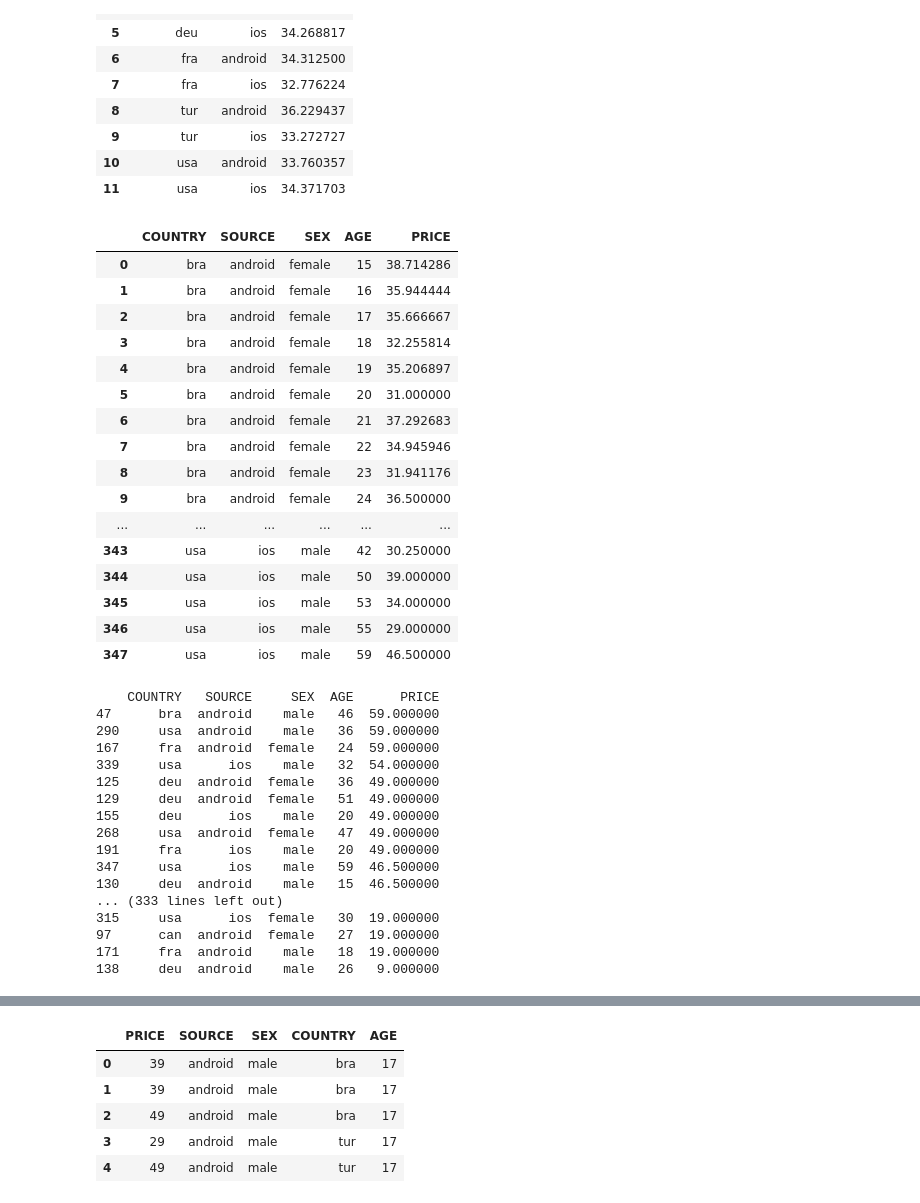
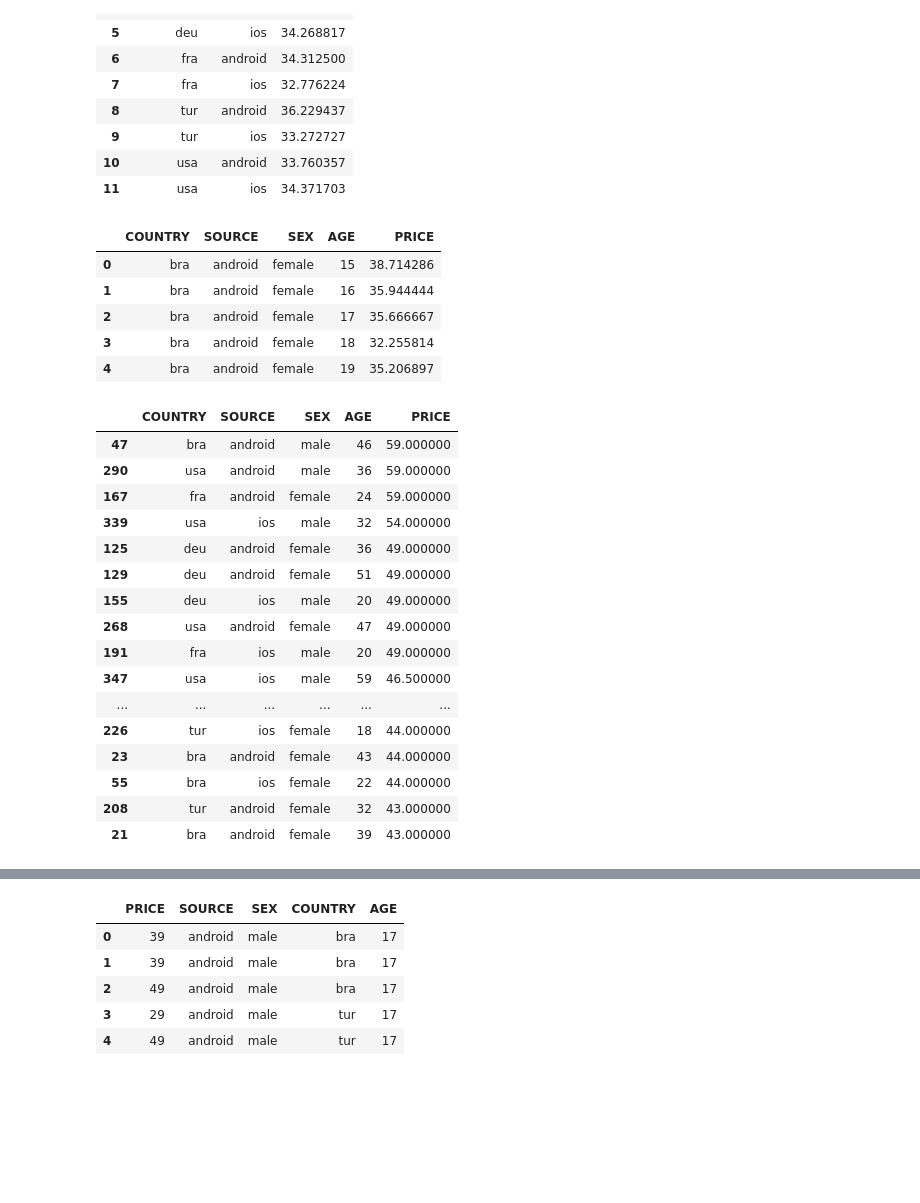
Before and after one commit to GTworx/da04bootcamp, a Jupyter notebook: python/Rule_Based_Classification01_Odev.ipynb, the cells around one changed output, grey strips where cells are left out. Cells and saved outputs as stored; diff of their text form; code cells hidden in the pictures; blank space fills up the shorter version.

```diff
--- a/python/Rule_Based_Classification01_Odev.ipynb
+++ b/python/Rule_Based_Classification01_Odev.ipynb
@@ -216,25 +216,15 @@ df.groupby(['COUNTRY', 'SOURCE'])['PRICE'].mean().reset_index()
 # %%
 # Assignment 2: What are the PRICE averages in the breakdown of COUNTRY, SOURCE, SEX, AGE?
 # GÖREV 2: COUNTRY, SOURCE, SEX, AGE kırılımında ortalama kazançlar nedir?
-df.groupby(['COUNTRY', 'SOURCE', 'SEX', 'AGE'])['PRICE'].mean().reset_index()
+group1_df = df.groupby(['COUNTRY', 'SOURCE', 'SEX', 'AGE'])['PRICE'].mean().reset_index()
+group1_df.head()
 # %% [output]
 |  | COUNTRY | SOURCE | SEX | AGE | PRICE |
 | 0 | bra | android | female | 15 | 38.714286 |
 | 1 | bra | android | female | 16 | 35.944444 |
 | 2 | bra | android | female | 17 | 35.666667 |
 | 3 | bra | android | female | 18 | 32.255814 |
 | 4 | bra | android | female | 19 | 35.206897 |
-| 5 | bra | android | female | 20 | 31.000000 |
-| 6 | bra | android | female | 21 | 37.292683 |
-| 7 | bra | android | female | 22 | 34.945946 |
-| 8 | bra | android | female | 23 | 31.941176 |
-| 9 | bra | android | female | 24 | 36.500000 |
-| ... | ... | ... | ... | ... | ... |
-| 343 | usa | ios | male | 42 | 30.250000 |
-| 344 | usa | ios | male | 50 | 39.000000 |
-| 345 | usa | ios | male | 53 | 34.000000 |
-| 346 | usa | ios | male | 55 | 29.000000 |
-| 347 | usa | ios | male | 59 | 46.500000 |
 # %%
 # ASSIGNMENT 3: Sort the output by PRICE.
 
@@ -253,23 +243,24 @@ country_source_sex_age_average_prices = df.groupby(['COUNTRY', 'SOURCE', 'SEX',
 agg_df = country_source_sex_age_average_prices.sort_values(by='PRICE', ascending=False)
 
 # Print the sorted DataFrame
-print(agg_df)
+
+agg_df.head(20)
 # %% [output]
-    COUNTRY   SOURCE     SEX  AGE      PRICE
-47      bra  android    male   46  59.000000
-290     usa  android    male   36  59.000000
-167     fra  android  female   24  59.000000
-339     usa      ios    male   32  54.000000
-125     deu  android  female   36  49.000000
-129     deu  android  female   51  49.000000
-155     deu      ios    male   20  49.000000
-268     usa  android  female   47  49.000000
-191     fra      ios    male   20  49.000000
-347     usa      ios    male   59  46.500000
-130     deu  android    male   15  46.500000
-... (333 lines left out)
-315     usa      ios  female   30  19.000000
-97      can  android  female   27  19.000000
-171     fra  android    male   18  19.000000
-138     deu  android    male   26   9.000000
+|  | COUNTRY | SOURCE | SEX | AGE | PRICE |
+| 47 | bra | android | male | 46 | 59.000000 |
+| 290 | usa | android | male | 36 | 59.000000 |
+| 167 | fra | android | female | 24 | 59.000000 |
+| 339 | usa | ios | male | 32 | 54.000000 |
+| 125 | deu | android | female | 36 | 49.000000 |
+| 129 | deu | android | female | 51 | 49.000000 |
+| 155 | deu | ios | male | 20 | 49.000000 |
+| 268 | usa | android | female | 47 | 49.000000 |
+| 191 | fra | ios | male | 20 | 49.000000 |
+| 347 | usa | ios | male | 59 | 46.500000 |
+| ... | ... | ... | ... | ... | ... |
+| 226 | tur | ios | female | 18 | 44.000000 |
+| 23 | bra | android | female | 43 | 44.000000 |
+| 55 | bra | ios | female | 22 | 44.000000 |
+| 208 | tur | android | female | 32 | 43.000000 |
+| 21 | bra | android | female | 39 | 43.000000 |
 # %%
```
Also changed, not shown: parts of 3 cells of this notebook, 1 other file.
